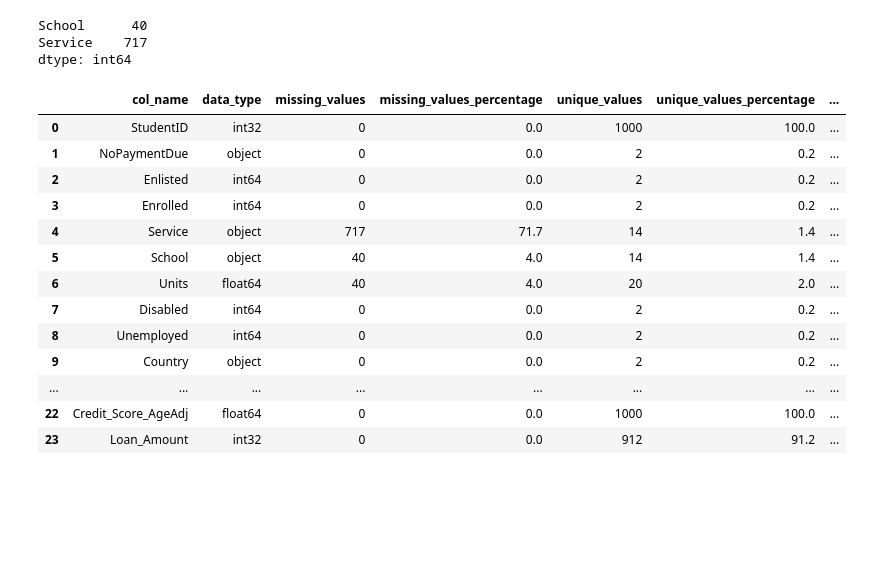
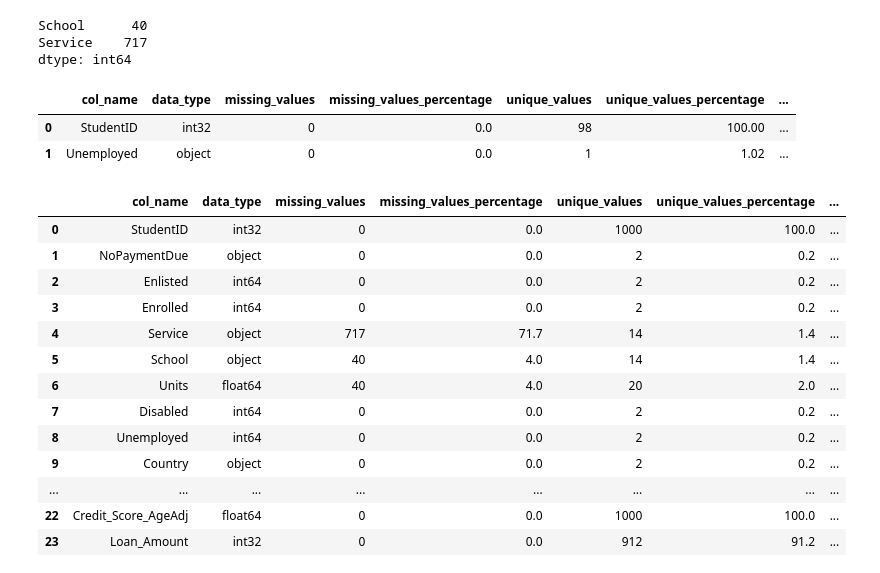
Before and after one commit to MSWinds/dm-group1-project, a Jupyter notebook: Final_Project.ipynb, the cells around one changed output. Drawn from its saved outputs; the diff is of its cells as text; code cells hidden in the pictures; blank space fills up the shorter version.

```diff
--- a/Final_Project.ipynb
+++ b/Final_Project.ipynb
@@ -578,6 +578,12 @@ def data_exploration(df, column):
             sns.histplot(data=df, x=column, kde=True) # Histogram
             plt.title(f"Histogram of {column}")
             plt.show()
+# %%
+metadata(df4)
+# %% [output]
+|  | col_name | data_type | missing_values | missing_values_percentage | unique_values | unique_values_percentage | ... |
+| 0 | StudentID | int32 | 0 | 0.0 | 98 | 100.00 | ... |
+| 1 | Unemployed | object | 0 | 0.0 | 1 | 1.02 | ... |
 # %%
 metadata(df_agg)
 # %% [output]
```
Also changed, not shown: parts of 2 cells of this notebook.
